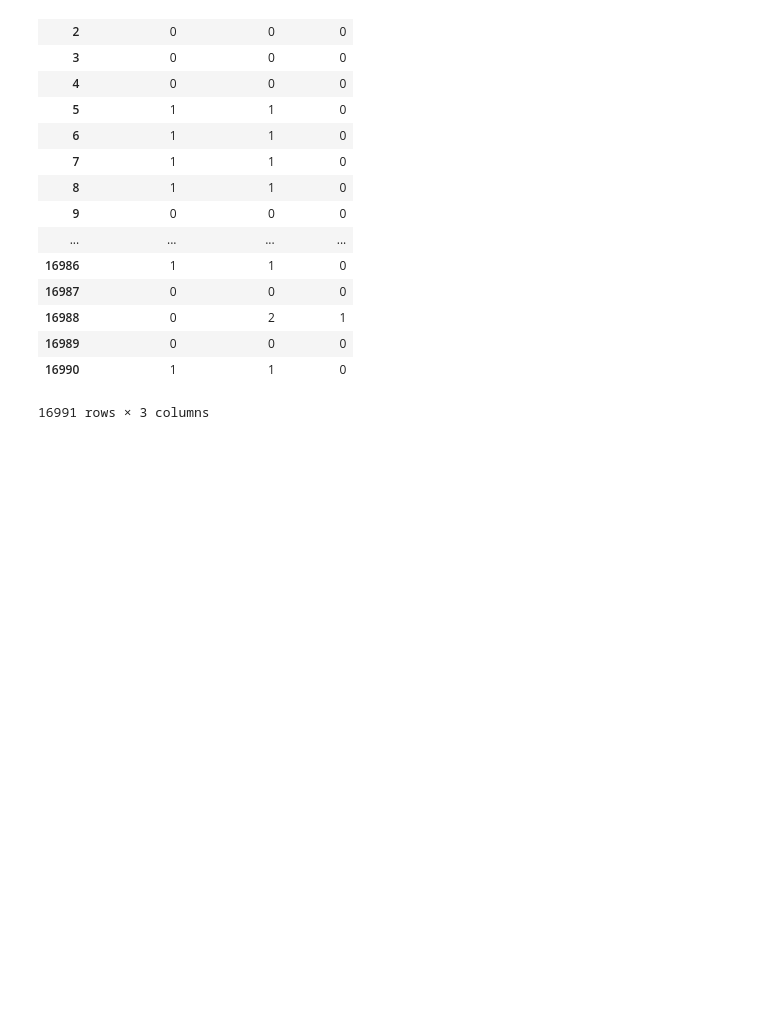
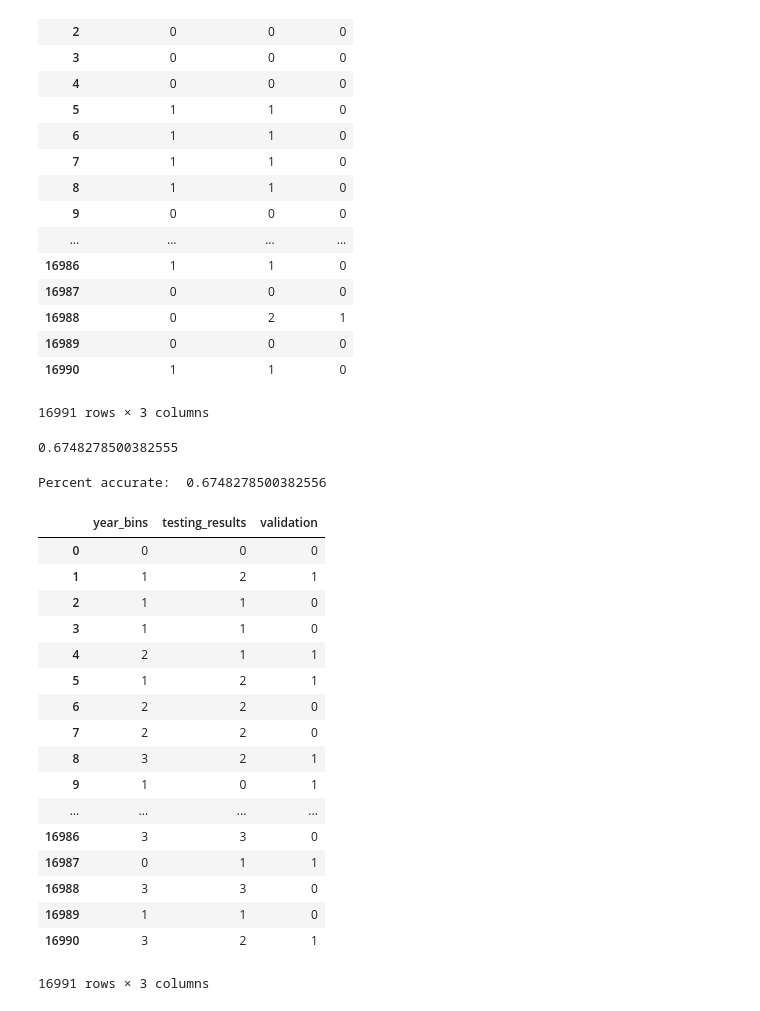
Before and after one commit to dikshagupta414/Spotify_ML_Project-DSCI303, a Jupyter notebook: scripts/Data Modeling.ipynb, the cells around one changed output. Cells and saved outputs as stored; diff of their text form; code cells hidden in the pictures; blank space fills up the shorter version.

```diff
--- a/scripts/Data Modeling.ipynb
+++ b/scripts/Data Modeling.ipynb
@@ -128,4 +130,45 @@ Percent accurate:  0.6509328468012477
 | 16989 | 0 | 0 | 0 |
 | 16990 | 1 | 1 | 0 |
 16991 rows × 3 columns
+# %%
+year_training_x = df_training.drop(['Unnamed: 0', 'Unnamed: 0.1', 'artists', 'id', 'name', 'year', 'year_bins', 'popularity_cut_labels', 'popularity_qcut', 'popularity_qcut_labels', 'release_date', 'popularity_cut'], axis = 1)
+year_training_y = df_training['year_bins']
+
+year_test_x = df_test.drop(['Unnamed: 0', 'Unnamed: 0.1', 'artists', 'id', 'name', 'year', 'year_bins', 'popularity_cut_labels', 'popularity_qcut', 'popularity_qcut_labels', 'release_date', 'popularity_cut'], axis = 1)
+year_test_y = df_test['year_bins']
+
+training1 = RandomForestClassifier(oob_score = True)
+training1.fit(year_training_x, year_training_y)
+print(training1.score(year_test_x, year_test_y))
+# %% [output]
+0.6748278500382555
+# %%
+year_results = training1.predict(test_x)
+comparison2 = year_test_y.to_frame()
+comparison2['testing_results'] = year_results
+comparison2['validation'] = comparison2.apply(lambda x: 1 if x.year_bins != x.testing_results else 0, axis=1)
+
+wrong = sum(comparison2.validation)
+print("Percent accurate: ", 1-wrong/len(comparison2))
+comparison2
+# %% [output]
+Percent accurate:  0.6748278500382556
+|  | year_bins | testing_results | validation |
+| 0 | 0 | 0 | 0 |
+| 1 | 1 | 2 | 1 |
+| 2 | 1 | 1 | 0 |
+| 3 | 1 | 1 | 0 |
+| 4 | 2 | 1 | 1 |
+| 5 | 1 | 2 | 1 |
+| 6 | 2 | 2 | 0 |
+| 7 | 2 | 2 | 0 |
+| 8 | 3 | 2 | 1 |
+| 9 | 1 | 0 | 1 |
+| ... | ... | ... | ... |
+| 16986 | 3 | 3 | 0 |
+| 16987 | 0 | 1 | 1 |
+| 16988 | 3 | 3 | 0 |
+| 16989 | 1 | 1 | 0 |
+| 16990 | 3 | 2 | 1 |
+16991 rows × 3 columns
 # %%
```
Also changed, not shown: parts of 5 cells of this notebook.
